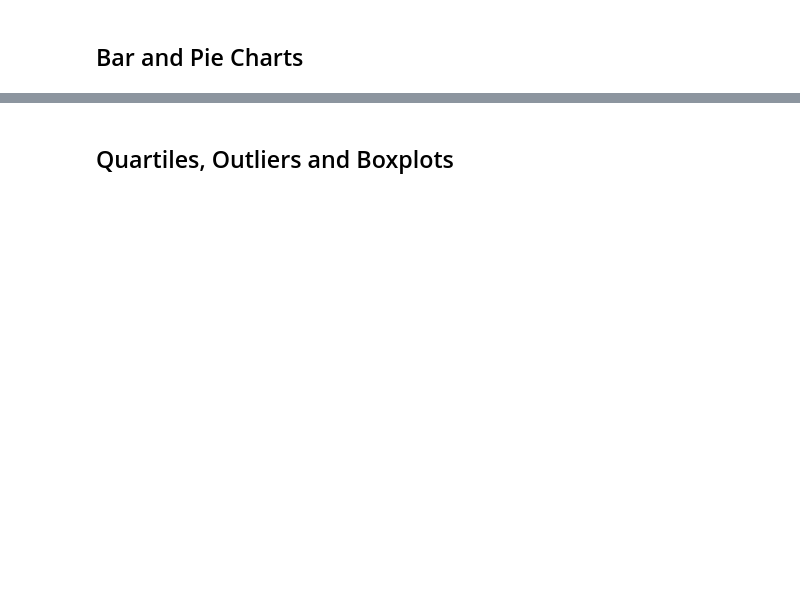
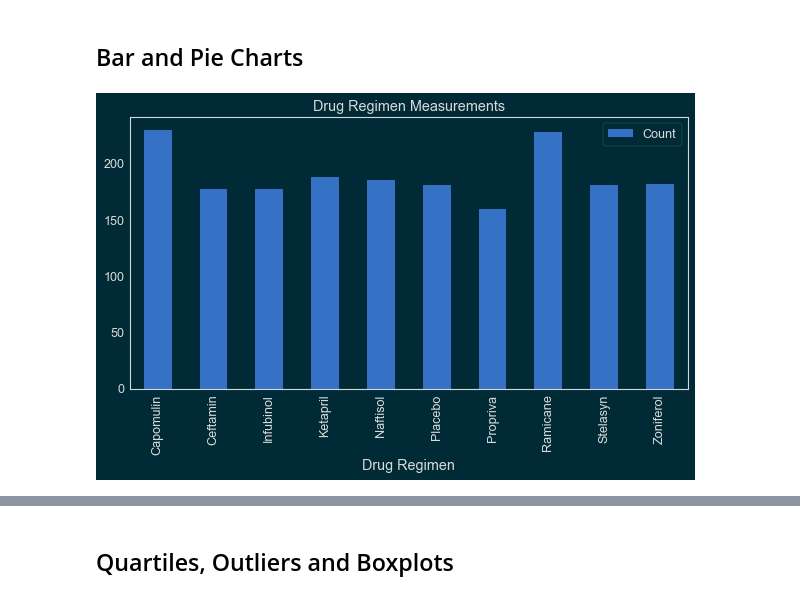
Before and after one commit to speedracer05/Matplotlib-Challenge, a Jupyter notebook: Pymaceuticals/pymaceuticals_starter.ipynb, the cells around one changed output, grey strips where cells are left out. Saved outputs shown, nothing was run; the diff lists cells and outputs as text; code cells hidden in the pictures; blank space fills up the shorter version.

```diff
--- a/Pymaceuticals/pymaceuticals_starter.ipynb
+++ b/Pymaceuticals/pymaceuticals_starter.ipynb
@@ -142,15 +149,19 @@ ValueError: no results
 # %%
 # Generate a bar plot showing the total number of measurements taken on each drug regimen using pandas.
 regimen_df = clean_mouse.groupby(['Drug Regimen']).count().reset_index()
 regimen_data = regimen_df[['Drug Regimen', 'Mouse ID']].rename(columns={"Mouse ID": "Count"})
 
 regimen_data = regimen_data.set_index('Drug Regimen')
 
 regimen_data.plot(kind='bar', figsize=(10,5))
 
-plt.title('Drug Regimen Count')
+# Hide grid lines
+plt.grid(b=None)
+
+plt.title('Drug Regimen Measurements')
 plt.show()
-plt.tight_layout()
+# %% [output]
+[figure, added]
 # %%
 # Generate a bar plot showing the total number of measurements taken on each drug regimen using pyplot.
 
```
Also changed, not shown: parts of 10 cells of this notebook.
